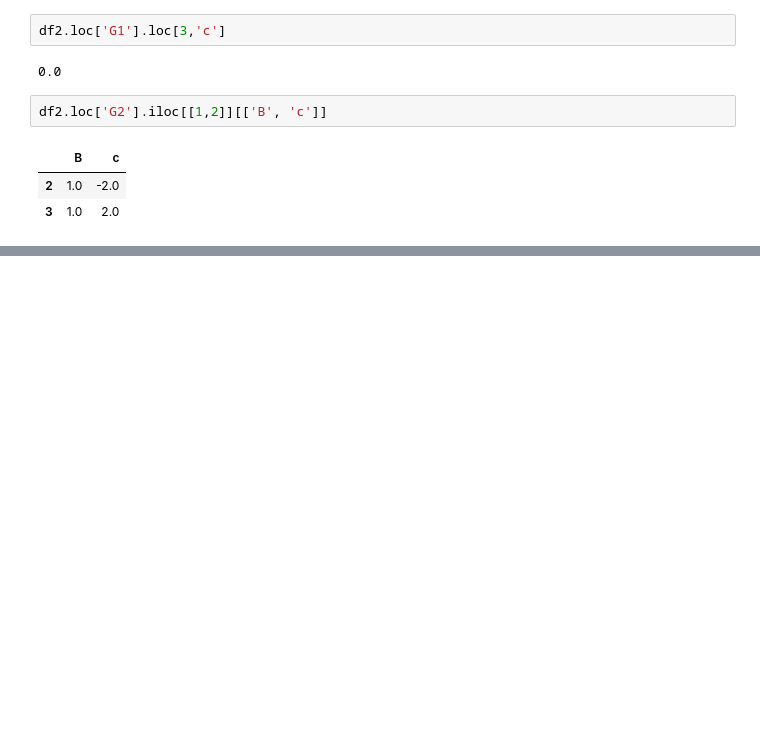
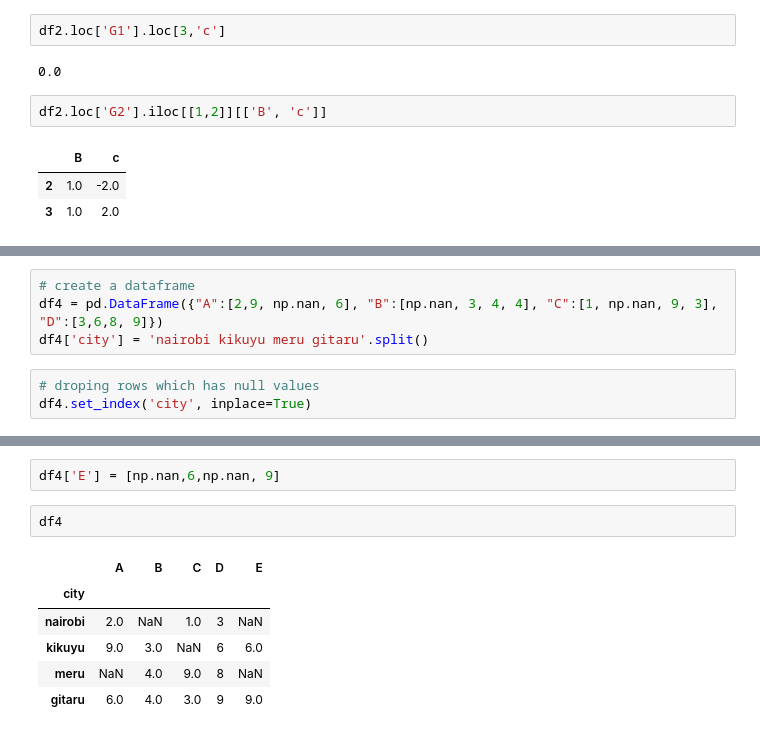
Before and after one commit to texaskyle/machine_learning, a Jupyter notebook: tutorial_py/pandas/codes/pandas data manipulation/pandas_data_manipulation_2.ipynb, the cells around one changed output, grey strips where cells are left out. Cells and saved outputs as stored; diff of their text form; blank space fills up the shorter version.

```diff
--- a/tutorial_py/pandas/codes/pandas data manipulation/pandas_data_manipulation_2.ipynb
+++ b/tutorial_py/pandas/codes/pandas data manipulation/pandas_data_manipulation_2.ipynb
@@ -505,0 +577,7 @@ df2.loc['G2'].iloc[[1,2]][['B', 'c']]
+# %%
+# create a dataframe
+df4 = pd.DataFrame({"A":[2,9, np.nan, 6], "B":[np.nan, 3, 4, 4], "C":[1, np.nan, 9, 3], "D":[3,6,8, 9]})
+df4['city'] = 'nairobi kikuyu meru gitaru'.split()
+# %%
+# droping rows which has null values
+df4.set_index('city', inplace=True)
@@ -505,0 +617,11 @@ df2.loc['G2'].iloc[[1,2]][['B', 'c']]
+# %%
+df4['E'] = [np.nan,6,np.nan, 9]
+# %%
+df4
+# %% [output]
+|  | A | B | C | D | E |
+| city |  |  |  |  |  |
+| nairobi | 2.0 | NaN | 1.0 | 3 | NaN |
+| kikuyu | 9.0 | 3.0 | NaN | 6 | 6.0 |
+| meru | NaN | 4.0 | 9.0 | 8 | NaN |
+| gitaru | 6.0 | 4.0 | 3.0 | 9 | 9.0 |
```
Also changed, not shown: parts of 21 cells of this notebook, 1 other file.
